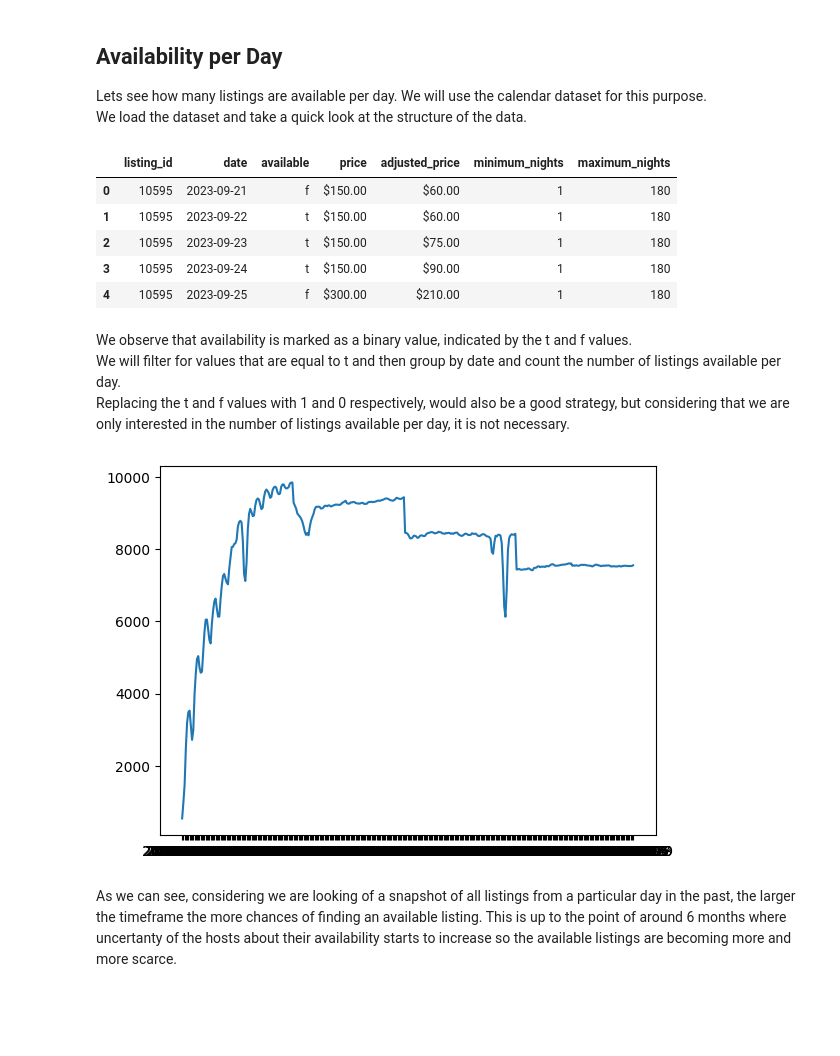
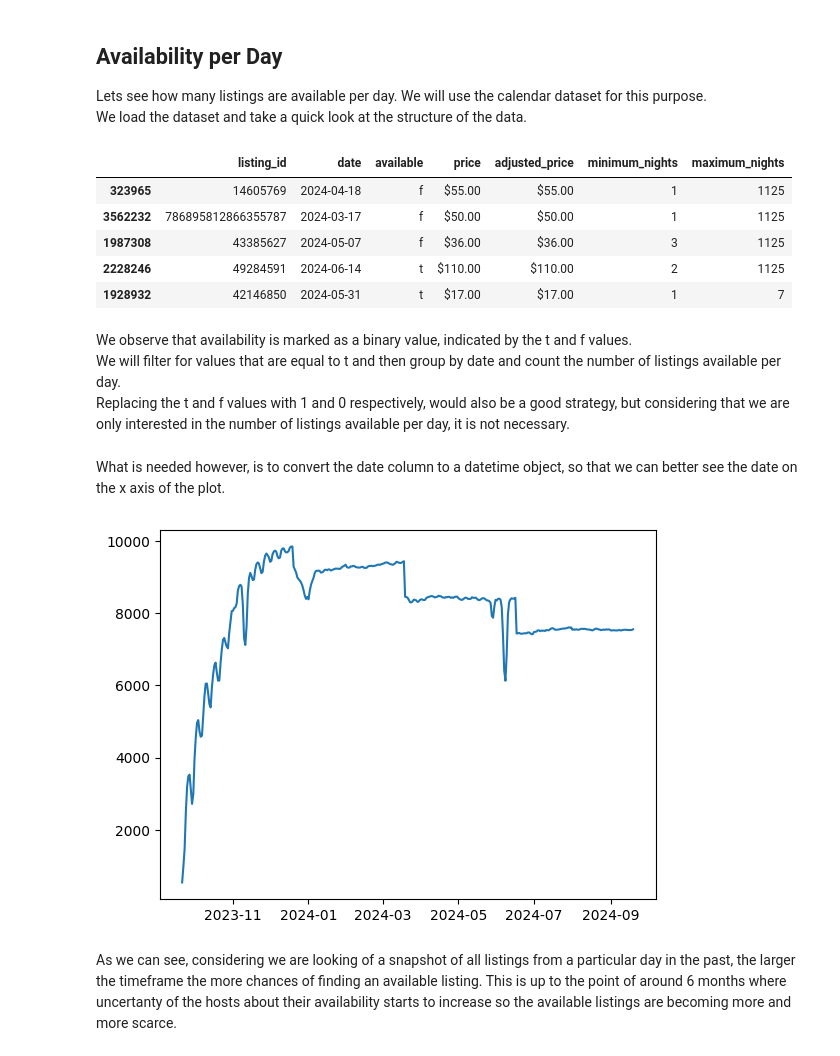
Before and after one commit to nickkatsios/airbnb-athens-analysis, a Jupyter notebook: airbnb_athens_analysis/assignment.ipynb, the cells around one changed output. Saved outputs shown, nothing was run; the diff lists cells and outputs as text; code cells hidden in the pictures; blank space fills up the shorter version.

```diff
--- a/airbnb_athens_analysis/assignment.ipynb
+++ b/airbnb_athens_analysis/assignment.ipynb
@@ -79,27 +90,29 @@ Lets see how many listings are available per day. We will use the calendar datas
 We load the dataset and take a quick look at the structure of the data.
 # %%
 calendar = pd.read_csv('../data/calendar.csv')
-calendar.head()
+calendar.sample(5)
 # %% [output]
 |  | listing_id | date | available | price | adjusted_price | minimum_nights | maximum_nights |
-| 0 | 10595 | 2023-09-21 | f | $150.00 | $60.00 | 1 | 180 |
-| 1 | 10595 | 2023-09-22 | t | $150.00 | $60.00 | 1 | 180 |
-| 2 | 10595 | 2023-09-23 | t | $150.00 | $75.00 | 1 | 180 |
-| 3 | 10595 | 2023-09-24 | t | $150.00 | $90.00 | 1 | 180 |
-| 4 | 10595 | 2023-09-25 | f | $300.00 | $210.00 | 1 | 180 |
+| 323965 | 14605769 | 2024-04-18 | f | $55.00 | $55.00 | 1 | 1125 |
+| 3562232 | 786895812866355787 | 2024-03-17 | f | $50.00 | $50.00 | 1 | 1125 |
+| 1987308 | 43385627 | 2024-05-07 | f | $36.00 | $36.00 | 3 | 1125 |
+| 2228246 | 49284591 | 2024-06-14 | t | $110.00 | $110.00 | 2 | 1125 |
+| 1928932 | 42146850 | 2024-05-31 | t | $17.00 | $17.00 | 1 | 7 |
 # %% [markdown]
 We observe that availability is marked as a binary value, indicated by the t and f values.
 <br>
 We will filter for values that are equal to t and then group by date and count the number of listings available per day.
 <br>
 Replacing the t and f values with 1 and 0 respectively, would also be a good strategy, but considering that we are only interested in the number of listings available per day, it is not necessary.
+# %% [markdown]
+What is needed however, is to convert the date column to a datetime object, so that we can better see the date on the x axis of the plot.
 # %%
-# Create a plot with the number of listings available per day, on the y axis, and the date, on the x axis.
+calendar['date'] = pd.to_datetime(calendar['date'])
 x = calendar['date'].unique()
 y = calendar[calendar['available'] == 't'].groupby('date').size()
 _ = plt.plot(x,y)
 # %% [output]
-[figure, old version]
+[figure, new version]
 # %% [markdown]
 As we can see, considering we are looking of a snapshot of all listings from a particular day in the past, the larger the timeframe the more chances of finding an available listing. This is up to the point of around 6 months where uncertanty of the hosts about their availability starts to increase so the available listings are becoming more and more scarce.
 # %% [markdown]
```
Also changed, not shown: parts of 13 cells of this notebook.
